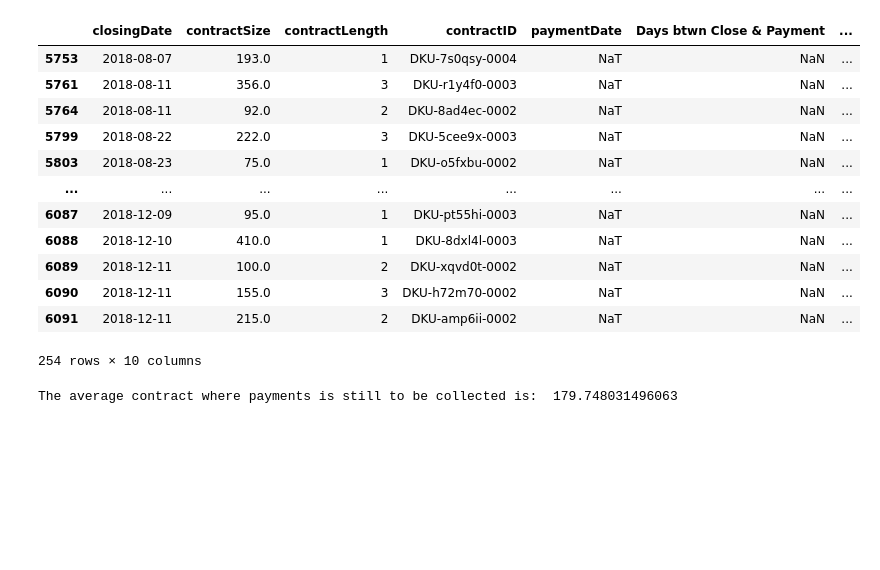
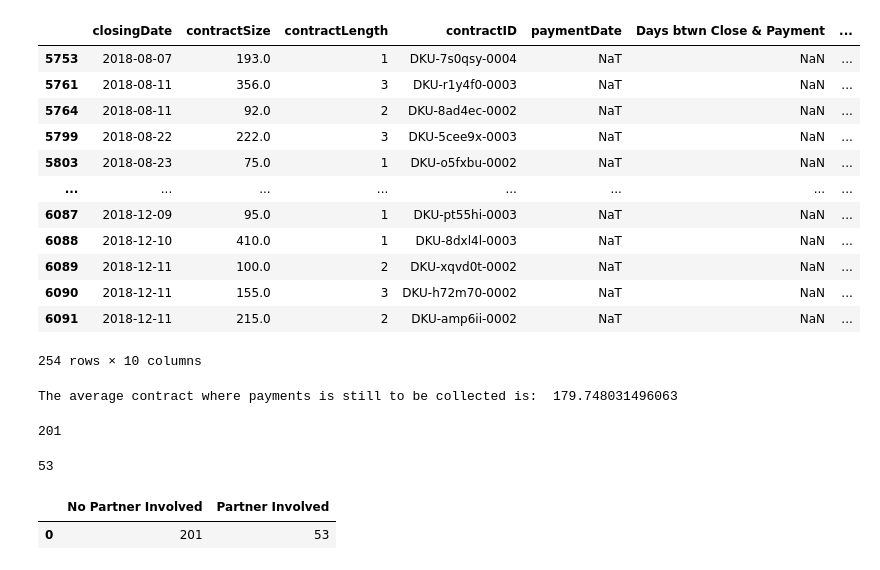
Before and after one commit to lvllvl/writing_sample, a Jupyter notebook: data_dataiku.ipynb, the cells around one changed output. Saved outputs shown, nothing was run; the diff lists cells and outputs as text; code cells hidden in the pictures; blank space fills up the shorter version.

```diff
--- a/data_dataiku.ipynb
+++ b/data_dataiku.ipynb
@@ -292,3 +270,26 @@ df_Q2_closed18
 print( "The average contract where payments is still to be collected is: ", ave_contract_size )
 # %% [output]
 The average contract where payments is still to be collected is:  179.748031496063
+# %%
+df_partner_not_involved = df_contracts.query( '`closingDate` >= "2018-01-01" and `closingDate` <= "2018-12-11" and paymentDate == "NaT" and `Partner Involved` == "No"' )
+sum_partner_not_involved = len( df_partner_not_involved.index )
+sum_partner_not_involved
+# %% [output]
+201
+# %%
+df_partner_involved = df_contracts.query( '`closingDate` >= "2018-01-01" and `closingDate` <= "2018-12-11" and paymentDate == "NaT" and `Partner Involved` == "Yes"' )
+sum_partner_involved = len( df_partner_involved.index )
+sum_partner_involved
+# %% [output]
+53
+# %%
+# Create a table that incorporates all the averages from every region, for each year (2018, 2017, 2016)
+details = {
+    'No Partner Involved' : [ sum_partner_not_involved  ],
+    'Partner Involved' : [ sum_partner_involved ],
+}
+df_question2 = pd.DataFrame( details )
+df_question2
+# %% [output]
+|  | No Partner Involved | Partner Involved |
+| 0 | 201 | 53 |
```
Also changed, not shown: parts of 9 cells of this notebook.
